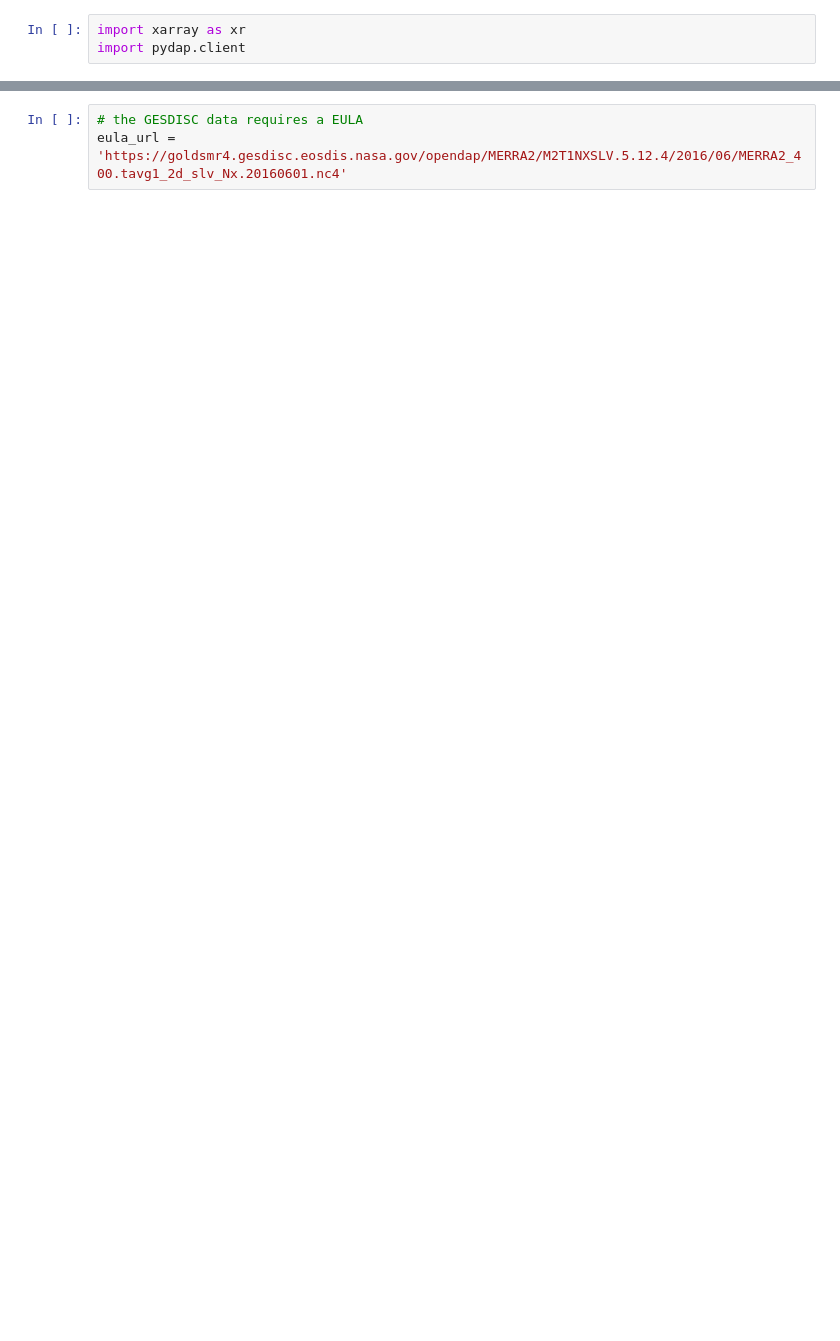
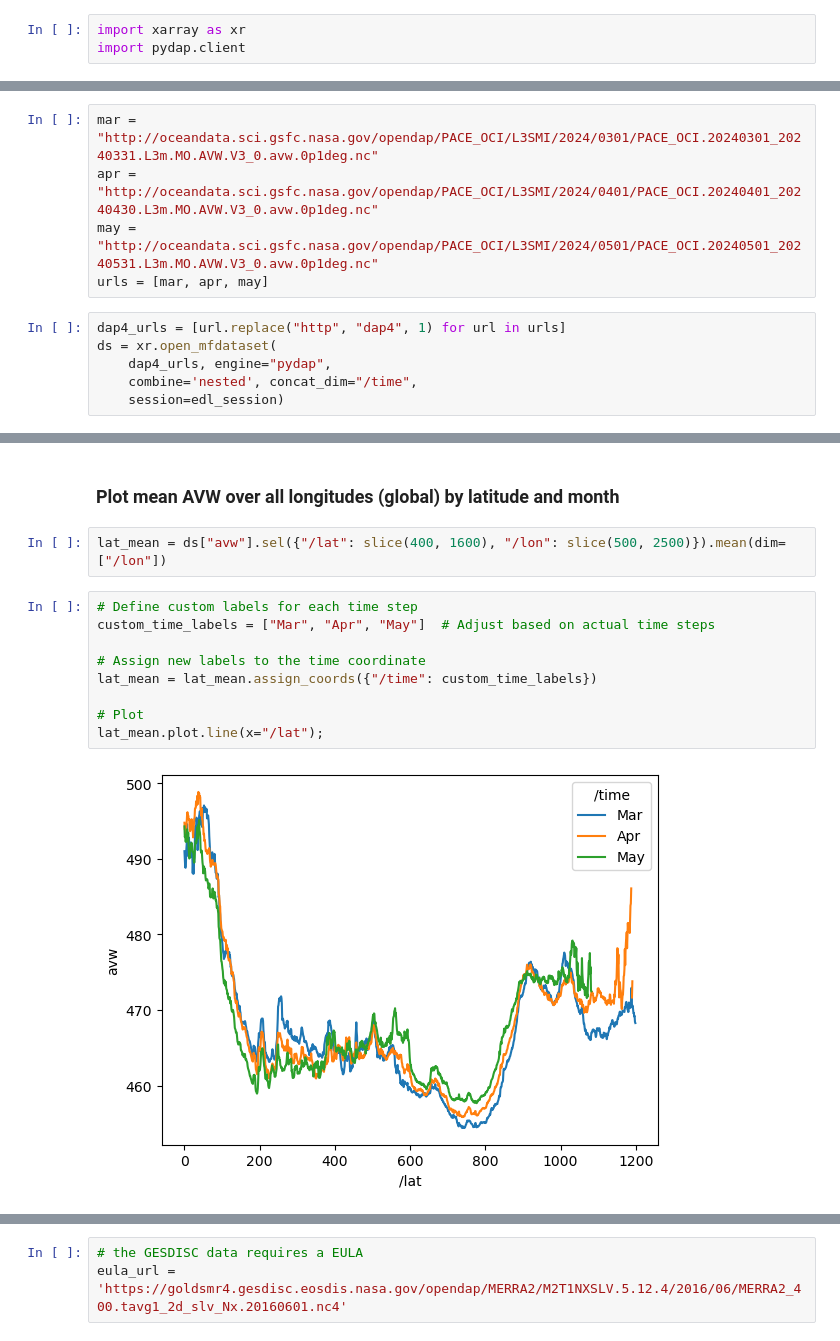
Before and after one commit to nmfs-opensci/NMFSHackDays-2025, a Jupyter notebook: topics-2025/2025-opendap/3-nasa.ipynb, the cells around one changed output, grey strips where cells are left out. Cells and saved outputs as stored; diff of their text form; blank space fills up the shorter version.

```diff
--- a/topics-2025/2025-opendap/3-nasa.ipynb
+++ b/topics-2025/2025-opendap/3-nasa.ipynb
@@ -107,0 +109,11 @@ Wall time: 1.55 ms
+# %%
+mar = "http://oceandata.sci.gsfc.nasa.gov/opendap/PACE_OCI/L3SMI/2024/0301/PACE_OCI.20240301_20240331.L3m.MO.AVW.V3_0.avw.0p1deg.nc"
+apr = "http://oceandata.sci.gsfc.nasa.gov/opendap/PACE_OCI/L3SMI/2024/0401/PACE_OCI.20240401_20240430.L3m.MO.AVW.V3_0.avw.0p1deg.nc"
+may = "http://oceandata.sci.gsfc.nasa.gov/opendap/PACE_OCI/L3SMI/2024/0501/PACE_OCI.20240501_20240531.L3m.MO.AVW.V3_0.avw.0p1deg.nc"
+urls = [mar, apr, may]
+# %%
+dap4_urls = [url.replace("http", "dap4", 1) for url in urls]
+ds = xr.open_mfdataset(
+    dap4_urls, engine="pydap",
+    combine='nested', concat_dim="/time",
+    session=edl_session)
@@ -107,0 +200,15 @@ Wall time: 1.55 ms
+# %% [markdown]
+### Plot mean AVW over all longitudes (global) by latitude and month
+# %%
+lat_mean = ds["avw"].sel({"/lat": slice(400, 1600), "/lon": slice(500, 2500)}).mean(dim=["/lon"])
+# %%
+# Define custom labels for each time step
+custom_time_labels = ["Mar", "Apr", "May"]  # Adjust based on actual time steps
+
+# Assign new labels to the time coordinate
+lat_mean = lat_mean.assign_coords({"/time": custom_time_labels})
+
+# Plot
+lat_mean.plot.line(x="/lat");
+# %% [output]
+[figure, added]
```
Also changed, not shown: parts of 62 cells of this notebook, 59 other files.
